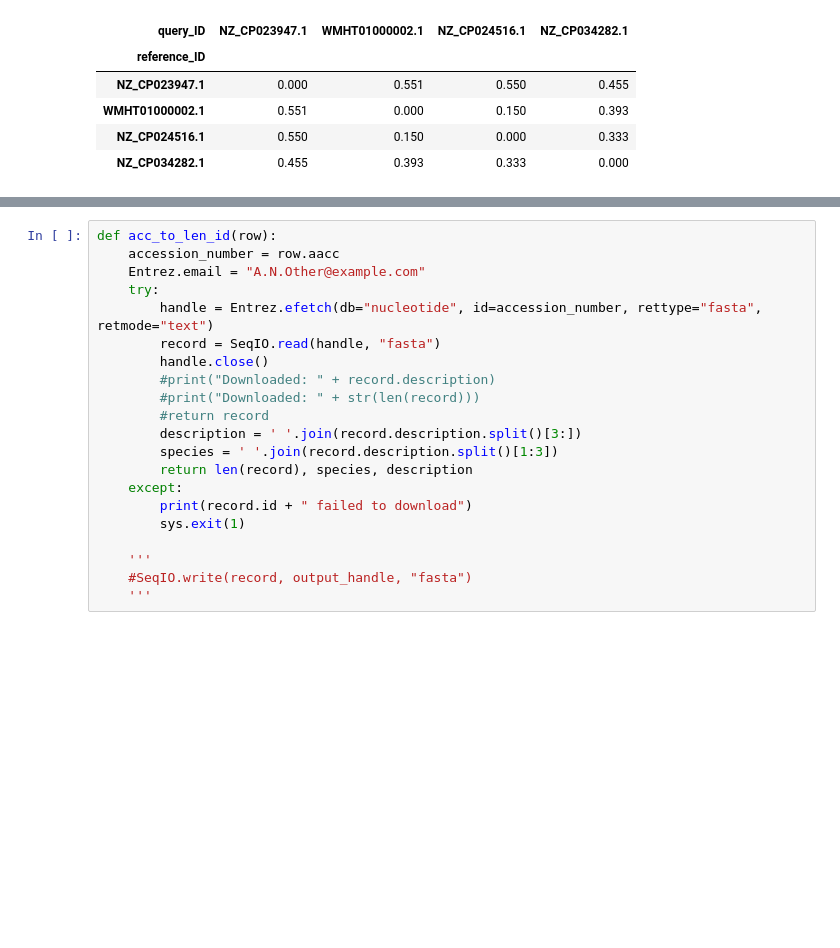
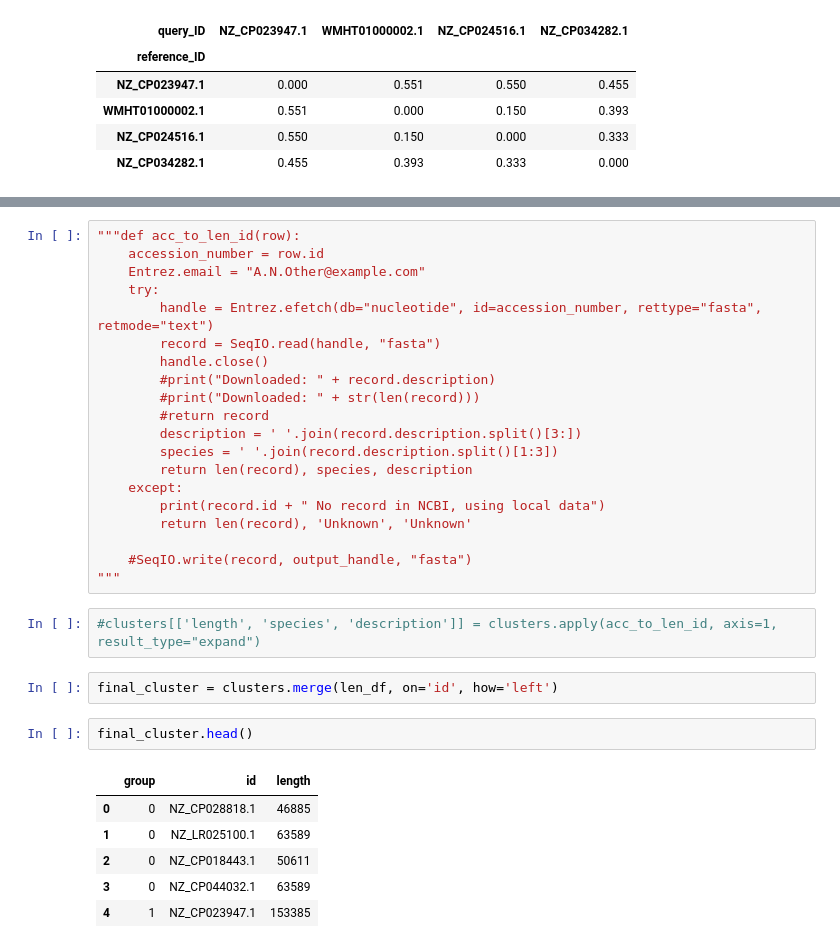
Before and after one commit to pedroscampoy/PJSC_utils, a Jupyter notebook: jupyter/mashclust-FINAL.ipynb, the cells around one changed output, grey strips where cells are left out. Saved outputs shown, nothing was run; the diff lists cells and outputs as text; blank space fills up the shorter version.

```diff
--- a/jupyter/mashclust-FINAL.ipynb
+++ b/jupyter/mashclust-FINAL.ipynb
@@ -191,6 +248,6 @@ distamce_matrix.filter(seqnames, axis=1).filter(seqnames, axis=0)
 # %%
-def acc_to_len_id(row):
-    accession_number = row.aacc
+"""def acc_to_len_id(row):
+    accession_number = row.id
     Entrez.email = "A.N.Other@example.com"
     try:
         handle = Entrez.efetch(db="nucleotide", id=accession_number, rettype="fasta", retmode="text")
@@ -203,9 +260,21 @@ def acc_to_len_id(row):
         species = ' '.join(record.description.split()[1:3])
         return len(record), species, description
     except:
-        print(record.id + " failed to download")
-        sys.exit(1)
+        print(record.id + " No record in NCBI, using local data")
+        return len(record), 'Unknown', 'Unknown'
 
-    '''
     #SeqIO.write(record, output_handle, "fasta")
-    '''
+"""
+# %%
+#clusters[['length', 'species', 'description']] = clusters.apply(acc_to_len_id, axis=1, result_type="expand")
+# %%
+final_cluster = clusters.merge(len_df, on='id', how='left')
+# %%
+final_cluster.head()
+# %% [output]
+|  | group | id | length |
+| 0 | 0 | NZ_CP028818.1 | 46885 |
+| 1 | 0 | NZ_LR025100.1 | 63589 |
+| 2 | 0 | NZ_CP018443.1 | 50611 |
+| 3 | 0 | NZ_CP044032.1 | 63589 |
+| 4 | 1 | NZ_CP023947.1 | 153385 |
```
Also changed, not shown: parts of 11 cells of this notebook, 1 other file.
